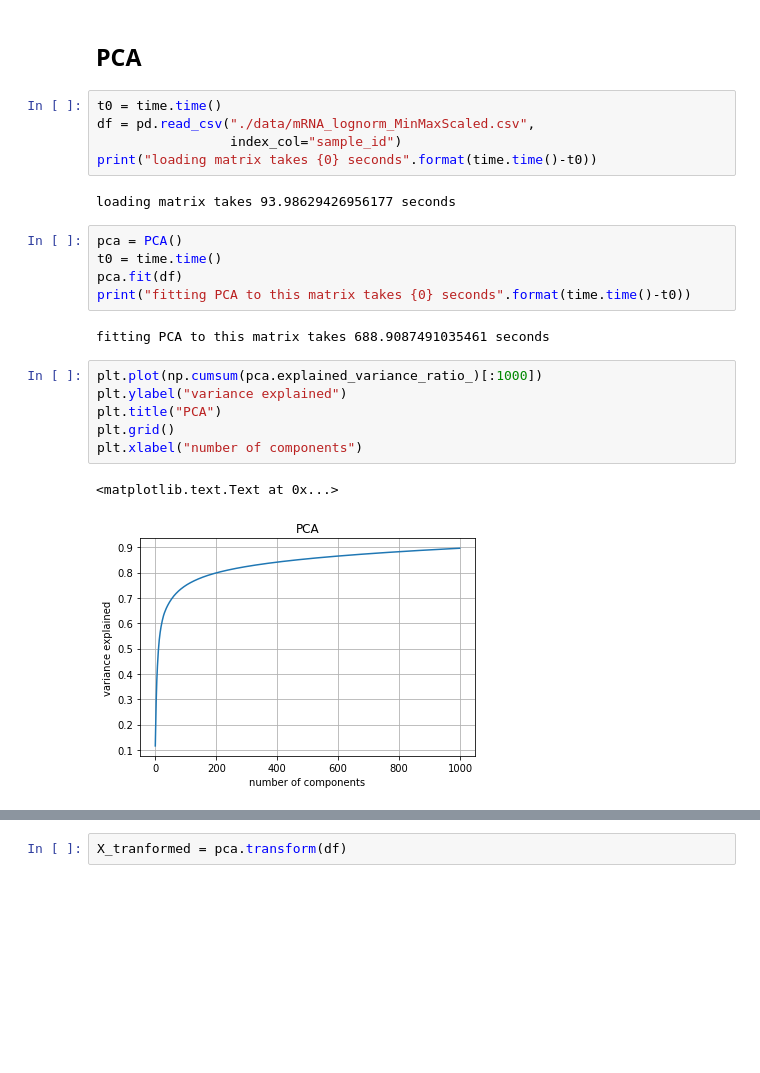
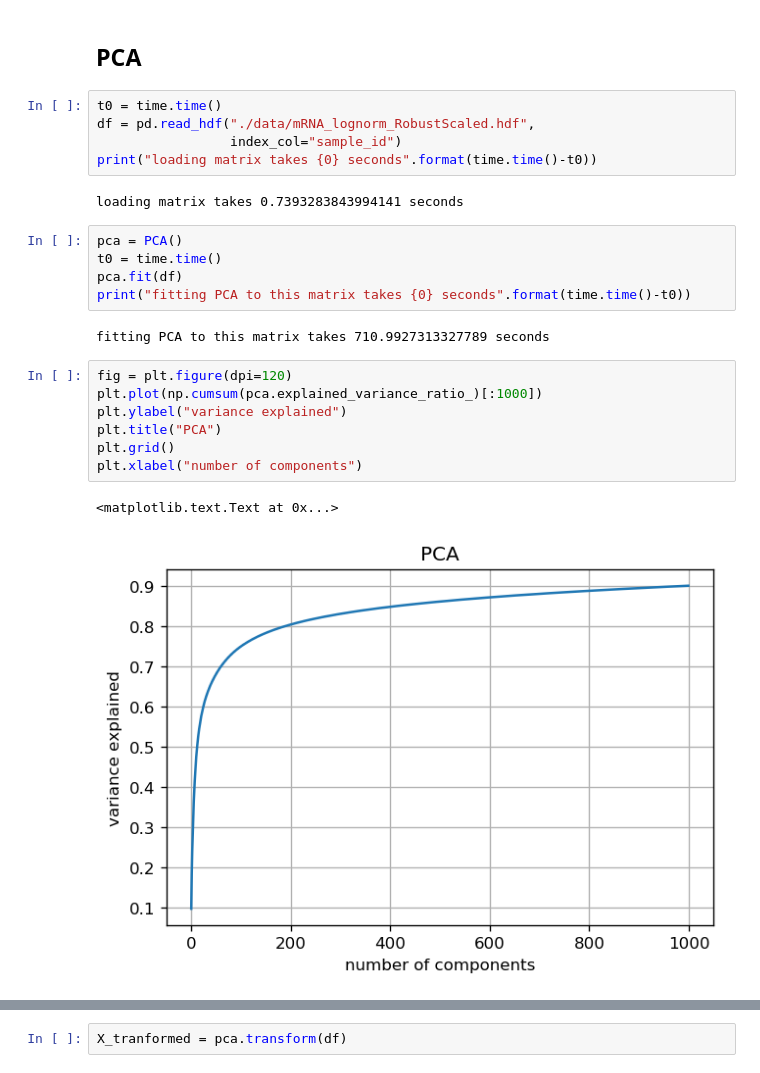
Before and after one commit to jvivian/DeepTCGA, a Jupyter notebook: Dimension_Reduction.ipynb, the cells around one changed output, grey strips where cells are left out. Saved outputs shown, nothing was run; the diff lists cells and outputs as text; blank space fills up the shorter version.

Commit message:
get standard/robust scaled version of PCA result

```diff
--- a/Dimension_Reduction.ipynb
+++ b/Dimension_Reduction.ipynb
@@ -20,27 +20,28 @@ Loading BokehJS ...
 ## PCA
 # %%
 t0 = time.time()
-df = pd.read_csv("./data/mRNA_lognorm_MinMaxScaled.csv",
+df = pd.read_hdf("./data/mRNA_lognorm_RobustScaled.hdf",
                  index_col="sample_id")
 print("loading matrix takes {0} seconds".format(time.time()-t0))
 # %% [output]
-loading matrix takes 93.98629426956177 seconds
+loading matrix takes 0.7393283843994141 seconds
 # %%
 pca = PCA()
 t0 = time.time()
 pca.fit(df)
 print("fitting PCA to this matrix takes {0} seconds".format(time.time()-t0))
 # %% [output]
-fitting PCA to this matrix takes 688.9087491035461 seconds
+fitting PCA to this matrix takes 710.9927313327789 seconds
 # %%
+fig = plt.figure(dpi=120)
 plt.plot(np.cumsum(pca.explained_variance_ratio_)[:1000])
 plt.ylabel("variance explained")
 plt.title("PCA")
 plt.grid()
 plt.xlabel("number of components")
 # %% [output]
 <matplotlib.text.Text at 0x...>
-[figure, old version]
+[figure, new version]
 # %%
 # get number of components where 60%, 70%, 80% and 90% of of variations are preserved
 def get_n_component_for_x_variance(x, variance_list):
```
Also changed, not shown: parts of 5 cells of this notebook.
